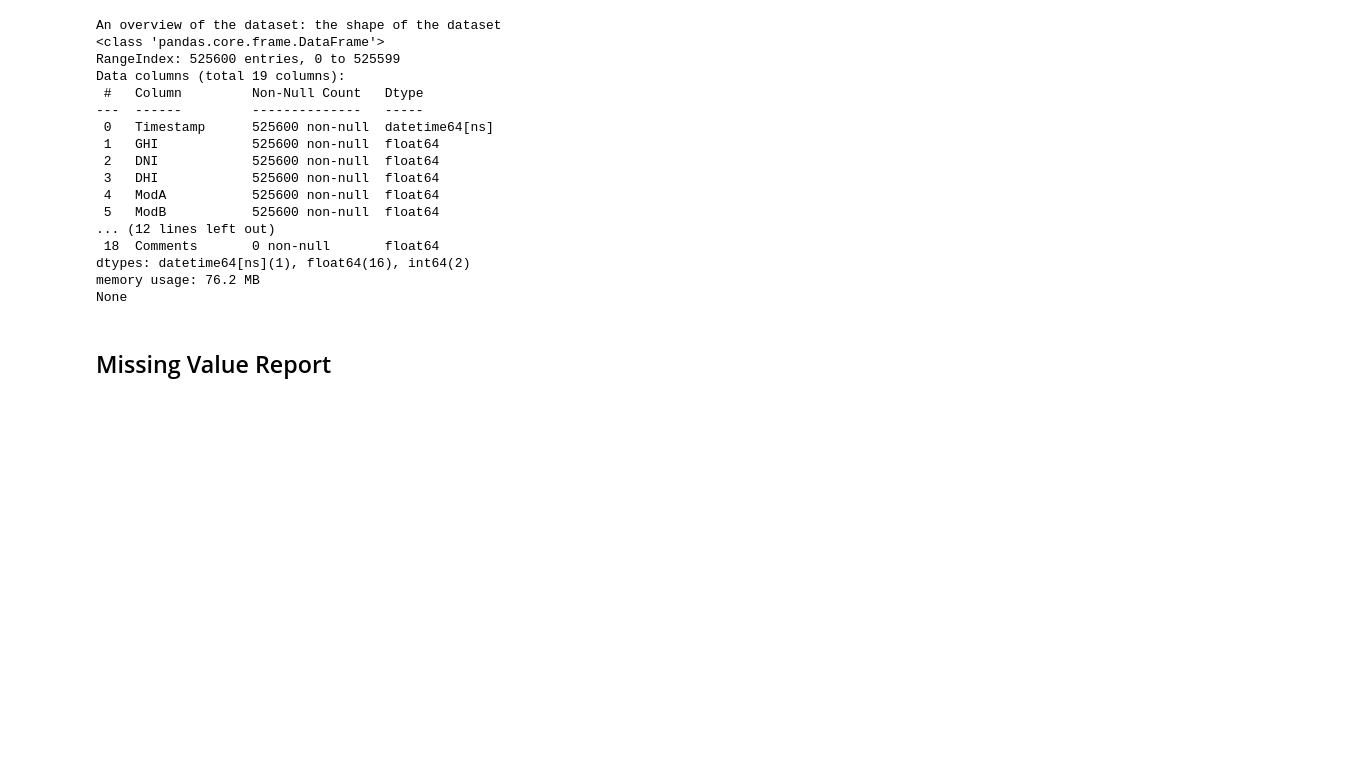
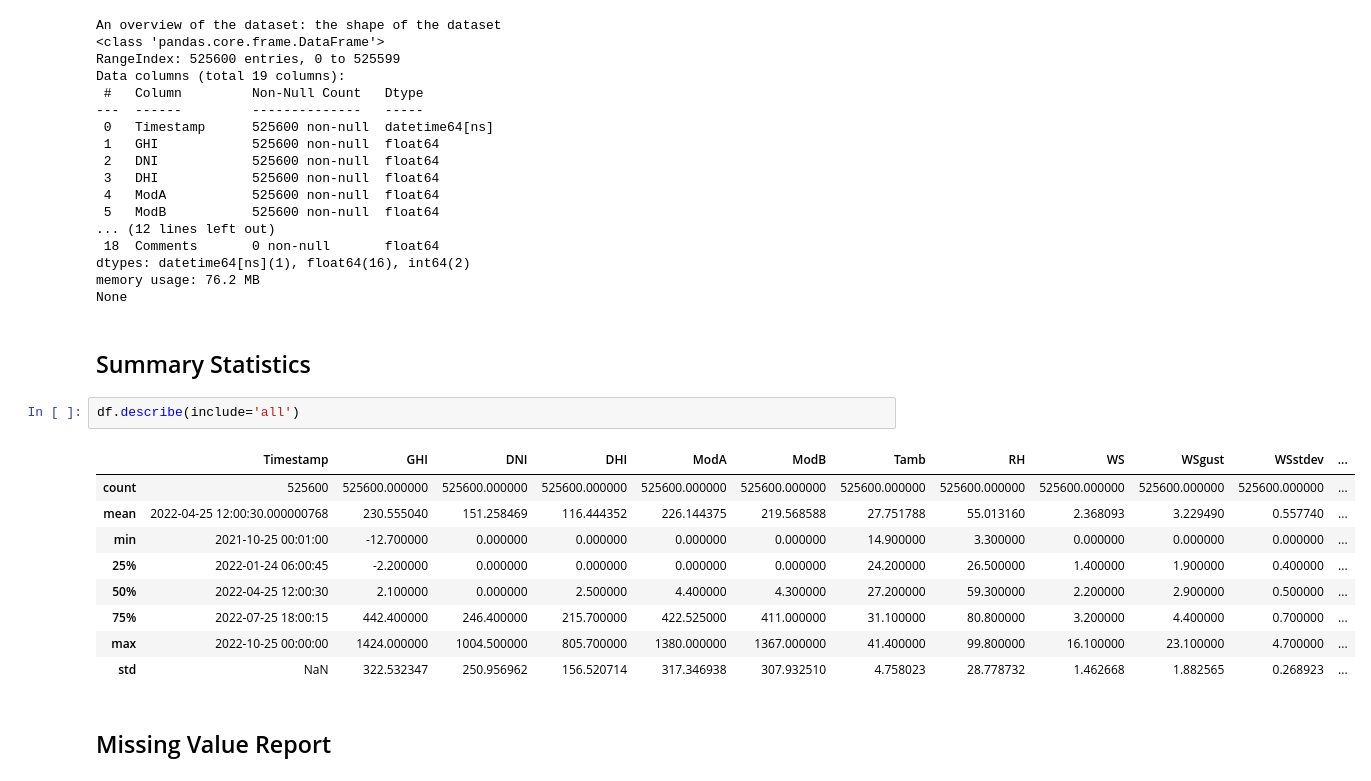
Before and after one commit to jossieT/solar-challenge-week0, a Jupyter notebook: notebooks/togo_eda.ipynb, the cells around one changed output. Cells and saved outputs as stored; diff of their text form; blank space fills up the shorter version.

Commit message:
togo: data profiling, cleaning and eda summary statistics added

```diff
--- a/notebooks/togo_eda.ipynb
+++ b/notebooks/togo_eda.ipynb
@@ -82,6 +82,20 @@ Data columns (total 19 columns):
 dtypes: datetime64[ns](1), float64(16), int64(2)
 memory usage: 76.2 MB
 None
+# %% [markdown]
+## Summary Statistics
+# %%
+df.describe(include='all')
+# %% [output]
+|  | Timestamp | GHI | DNI | DHI | ModA | ModB | Tamb | RH | WS | WSgust | WSstdev | ... |
+| count | 525600 | 525600.000000 | 525600.000000 | 525600.000000 | 525600.000000 | 525600.000000 | 525600.000000 | 525600.000000 | 525600.000000 | 525600.000000 | 525600.000000 | ... |
+| mean | 2022-04-25 12:00:30.000000768 | 230.555040 | 151.258469 | 116.444352 | 226.144375 | 219.568588 | 27.751788 | 55.013160 | 2.368093 | 3.229490 | 0.557740 | ... |
+| min | 2021-10-25 00:01:00 | -12.700000 | 0.000000 | 0.000000 | 0.000000 | 0.000000 | 14.900000 | 3.300000 | 0.000000 | 0.000000 | 0.000000 | ... |
+| 25% | 2022-01-24 06:00:45 | -2.200000 | 0.000000 | 0.000000 | 0.000000 | 0.000000 | 24.200000 | 26.500000 | 1.400000 | 1.900000 | 0.400000 | ... |
+| 50% | 2022-04-25 12:00:30 | 2.100000 | 0.000000 | 2.500000 | 4.400000 | 4.300000 | 27.200000 | 59.300000 | 2.200000 | 2.900000 | 0.500000 | ... |
+| 75% | 2022-07-25 18:00:15 | 442.400000 | 246.400000 | 215.700000 | 422.525000 | 411.000000 | 31.100000 | 80.800000 | 3.200000 | 4.400000 | 0.700000 | ... |
+| max | 2022-10-25 00:00:00 | 1424.000000 | 1004.500000 | 805.700000 | 1380.000000 | 1367.000000 | 41.400000 | 99.800000 | 16.100000 | 23.100000 | 4.700000 | ... |
+| std | NaN | 322.532347 | 250.956962 | 156.520714 | 317.346938 | 307.932510 | 4.758023 | 28.778732 | 1.462668 | 1.882565 | 0.268923 | ... |
 # %% [markdown]
 ## Missing Value Report
 # %%
```
